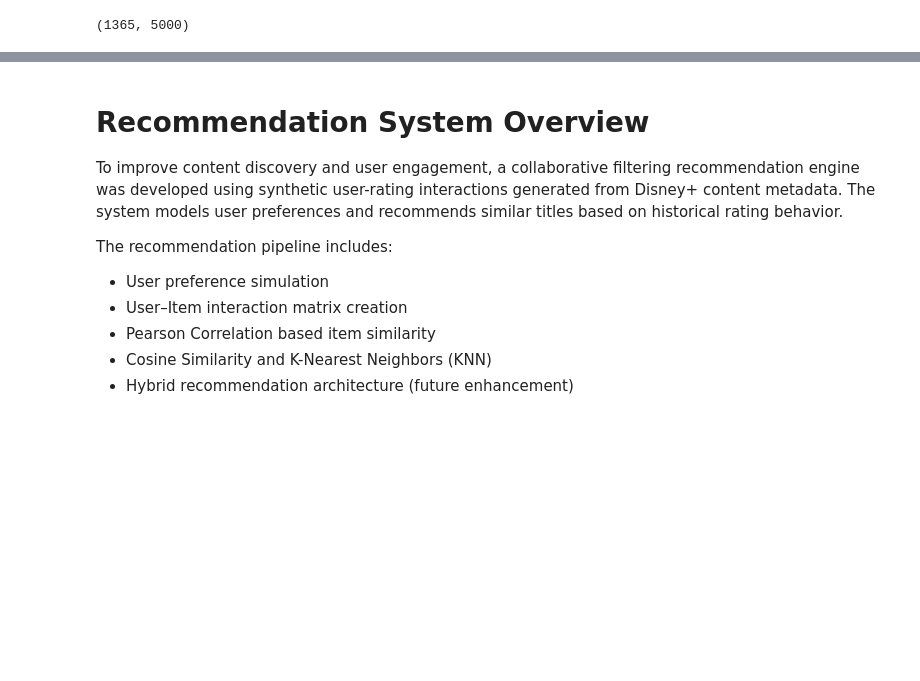
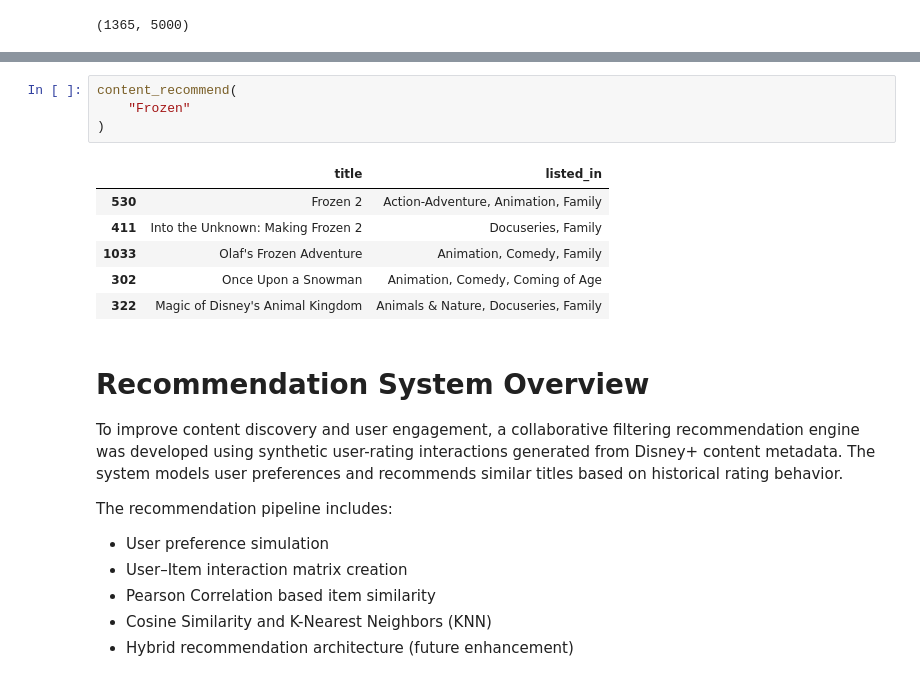
Before and after one commit to varun-122/Disney-EDA, a Jupyter notebook: notebooks/Disney+_EDA_Recommender_System.ipynb, the cells around one changed output, grey strips where cells are left out. Drawn from its saved outputs; the diff is of its cells as text; blank space fills up the shorter version.

```diff
--- a/notebooks/Disney+_EDA_Recommender_System.ipynb
+++ b/notebooks/Disney+_EDA_Recommender_System.ipynb
@@ -594,3 +653,14 @@ print(tfidf_matrix.shape)
+# %%
+content_recommend(
+    "Frozen"
+)
+# %% [output]
+|  | title | listed_in |
+| 530 | Frozen 2 | Action-Adventure, Animation, Family |
+| 411 | Into the Unknown: Making Frozen 2 | Docuseries, Family |
+| 1033 | Olaf's Frozen Adventure | Animation, Comedy, Family |
+| 302 | Once Upon a Snowman | Animation, Comedy, Coming of Age |
+| 322 | Magic of Disney's Animal Kingdom | Animals & Nature, Docuseries, Family |
 # %% [markdown]
 # Recommendation System Overview
 To improve content discovery and user engagement, a collaborative filtering recommendation engine was developed using synthetic user-rating interactions generated from Disney+ content metadata. The system models user preferences and recommends similar titles based on historical rating behavior.
```
Also changed, not shown: parts of 17 cells of this notebook.
